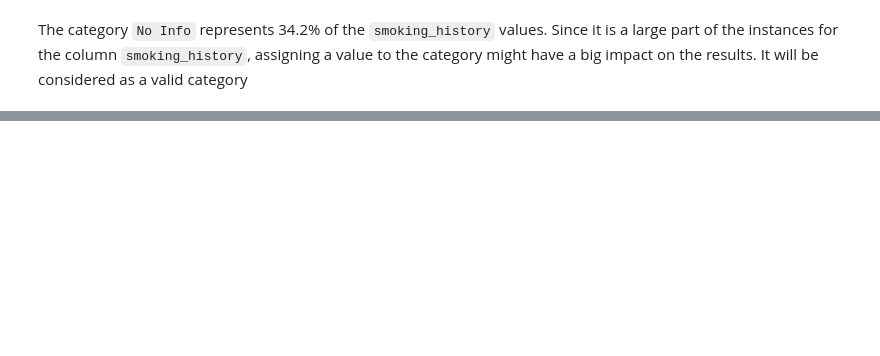
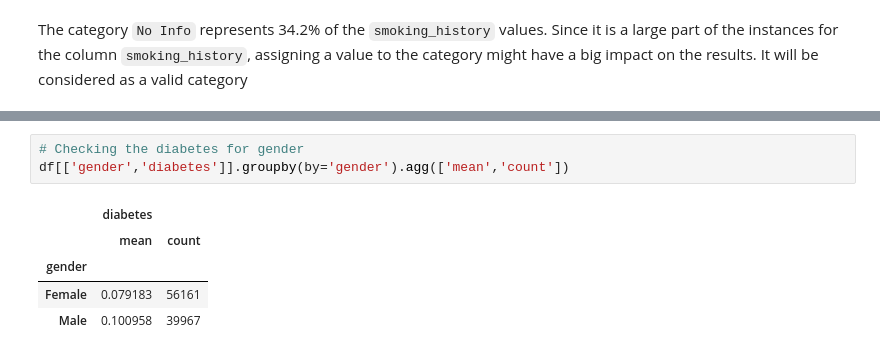
Before and after one commit to andreprovensi/diabetes_machine_learning_app, a Jupyter notebook: diabetes_notebook.ipynb, the cells around one changed output, grey strips where cells are left out. Drawn from its saved outputs; the diff is of its cells as text; blank space fills up the shorter version.

```diff
--- a/diabetes_notebook.ipynb
+++ b/diabetes_notebook.ipynb
@@ -164,0 +199,9 @@ Name: proportion, dtype: float64
+# %%
+# Checking the diabetes for gender
+df[['gender','diabetes']].groupby(by='gender').agg(['mean','count'])
+# %% [output]
+|  | diabetes |  |
+|  | mean | count |
+| gender |  |  |
+| Female | 0.079183 | 56161 |
+| Male | 0.100958 | 39967 |
```
Also changed, not shown: parts of 21 cells of this notebook.
